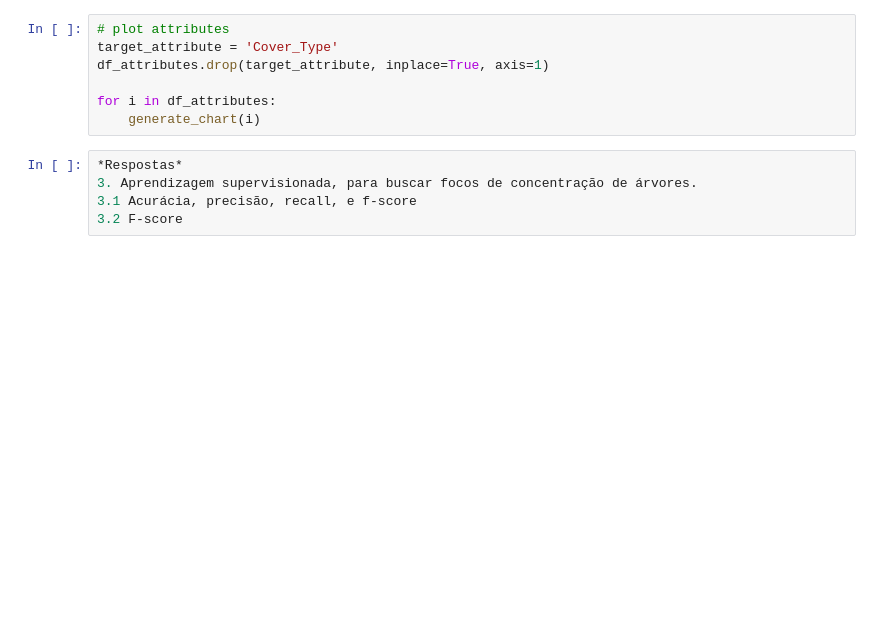
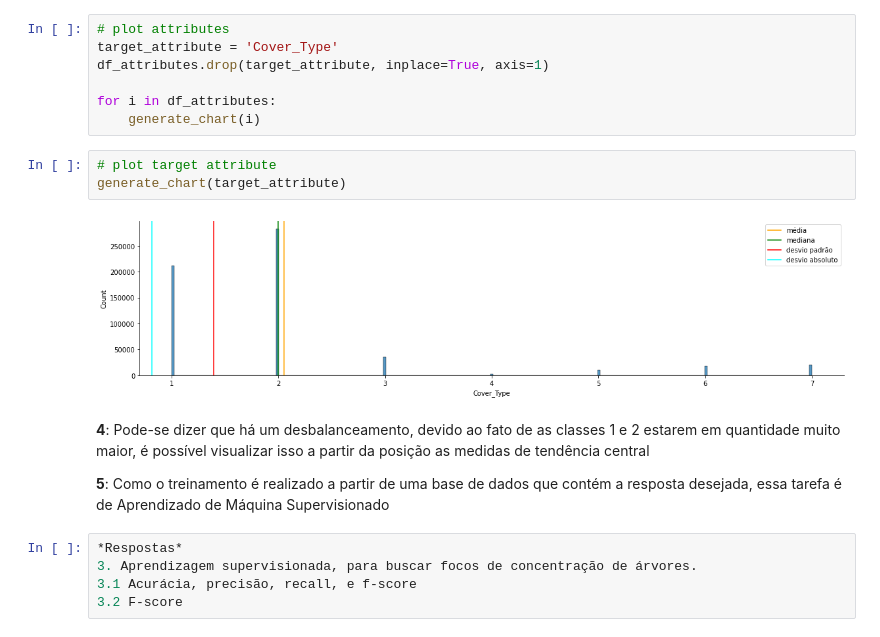
Before and after one commit to elloa-uea/projeto-pratico-3-karasuno2, a Jupyter notebook: notebooks/PP3.2 - Conhecendo o Conjunto de Dados.ipynb, the cells around one changed output. Drawn from its saved outputs; the diff is of its cells as text; blank space fills up the shorter version.

Commit message:
Visualizando a base de dados - Q5

```diff
--- a/notebooks/PP3.2 - Conhecendo o Conjunto de Dados.ipynb
+++ b/notebooks/PP3.2 - Conhecendo o Conjunto de Dados.ipynb
@@ -164,6 +164,15 @@ df_attributes.drop(target_attribute, inplace=True, axis=1)
 
 for i in df_attributes:
     generate_chart(i)
+# %%
+# plot target attribute
+generate_chart(target_attribute)
+# %% [output]
+[figure, added]
+# %% [markdown]
+**4**: Pode-se dizer que há um desbalanceamento, devido ao fato de as classes 1 e 2 estarem em quantidade muito maior, é possível visualizar isso a partir da posição as medidas de tendência central
+
+**5**: Como o treinamento é realizado a partir de uma base de dados que contém a resposta desejada, essa tarefa é de Aprendizado de Máquina Supervisionado
 # %%
 *Respostas*
 3. Aprendizagem supervisionada, para buscar focos de concentração de árvores.
```
